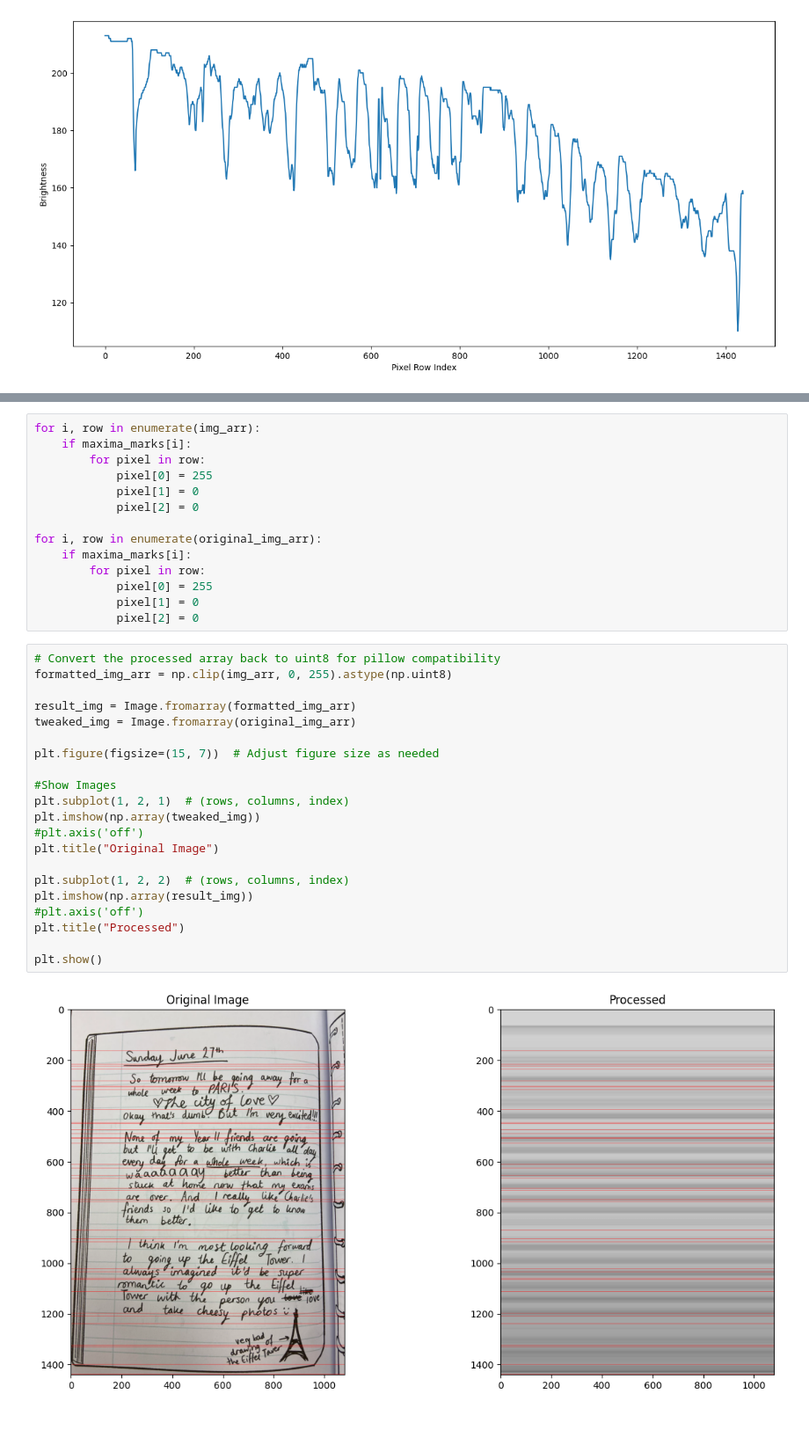
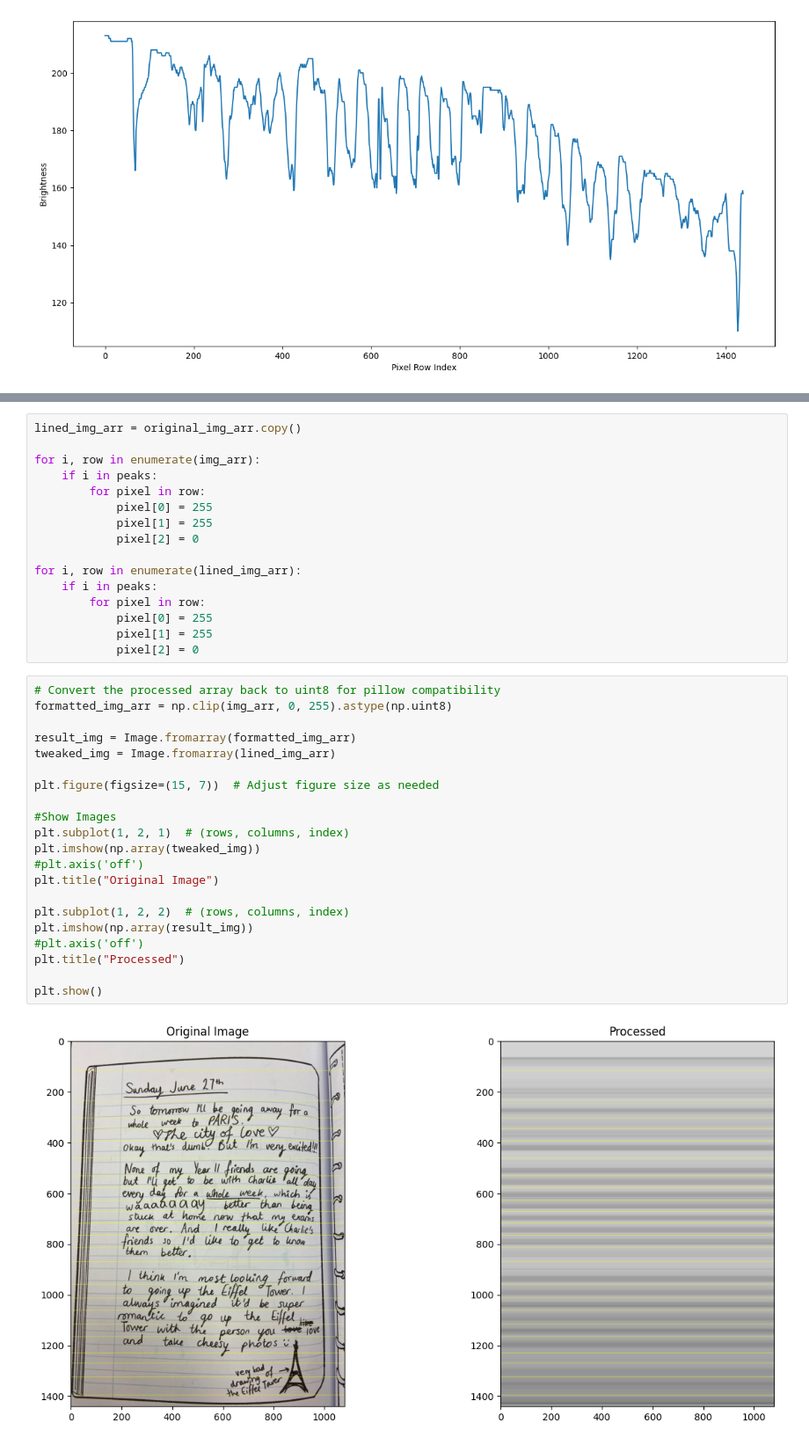
Before and after one commit to Dlybeck/WritingScan, a Jupyter notebook: Expiriment.ipynb, the cells around one changed output, grey strips where cells are left out. Shown at 88% size. Cells and saved outputs as stored; diff of their text form.

```diff
--- a/Expiriment.ipynb
+++ b/Expiriment.ipynb
@@ -97,37 +100,39 @@ for idx in local_maxima_indices:
 # %%
+lined_img_arr = original_img_arr.copy()
+
 for i, row in enumerate(img_arr):
-    if maxima_marks[i]:
+    if i in peaks:
         for pixel in row:
             pixel[0] = 255
-            pixel[1] = 0
+            pixel[1] = 255
             pixel[2] = 0
 
-for i, row in enumerate(original_img_arr):
-    if maxima_marks[i]:
+for i, row in enumerate(lined_img_arr):
+    if i in peaks:
         for pixel in row:
             pixel[0] = 255
-            pixel[1] = 0
+            pixel[1] = 255
             pixel[2] = 0
 # %%
 # Convert the processed array back to uint8 for pillow compatibility
 formatted_img_arr = np.clip(img_arr, 0, 255).astype(np.uint8)
 
 result_img = Image.fromarray(formatted_img_arr)
-tweaked_img = Image.fromarray(original_img_arr)
+tweaked_img = Image.fromarray(lined_img_arr)
 
 plt.figure(figsize=(15, 7))  # Adjust figure size as needed
 
 #Show Images
 plt.subplot(1, 2, 1)  # (rows, columns, index)
 plt.imshow(np.array(tweaked_img))
 #plt.axis('off')
 plt.title("Original Image")
 
 plt.subplot(1, 2, 2)  # (rows, columns, index)
 plt.imshow(np.array(result_img))
 #plt.axis('off')
 plt.title("Processed")
 
 plt.show()
 # %% [output]
-[figure, old version]
+[figure, new version]
```
Also changed, not shown: parts of 5 cells of this notebook, 25 other files.
